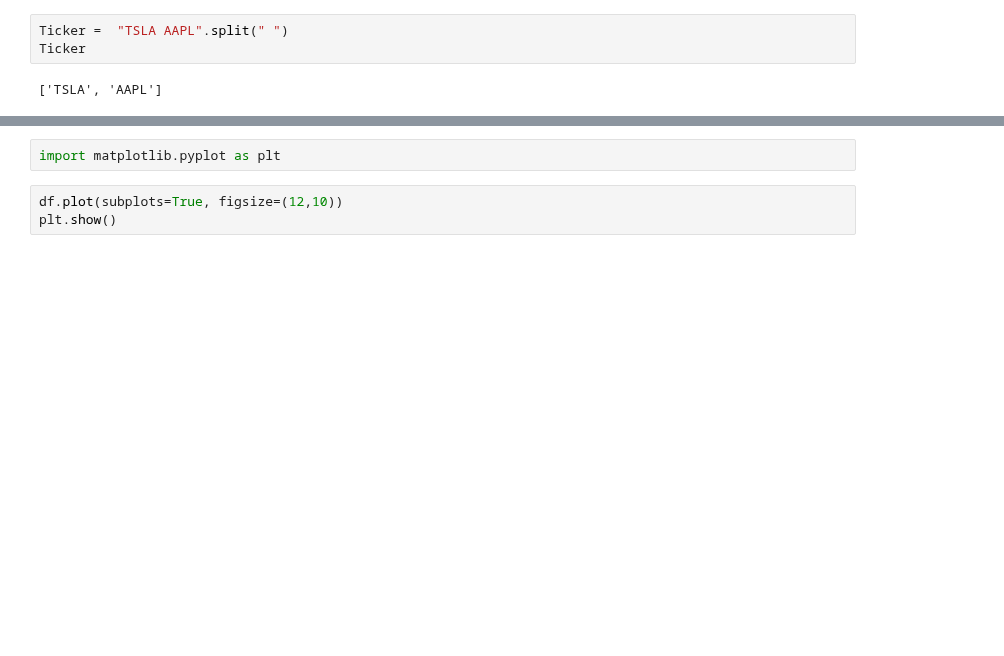
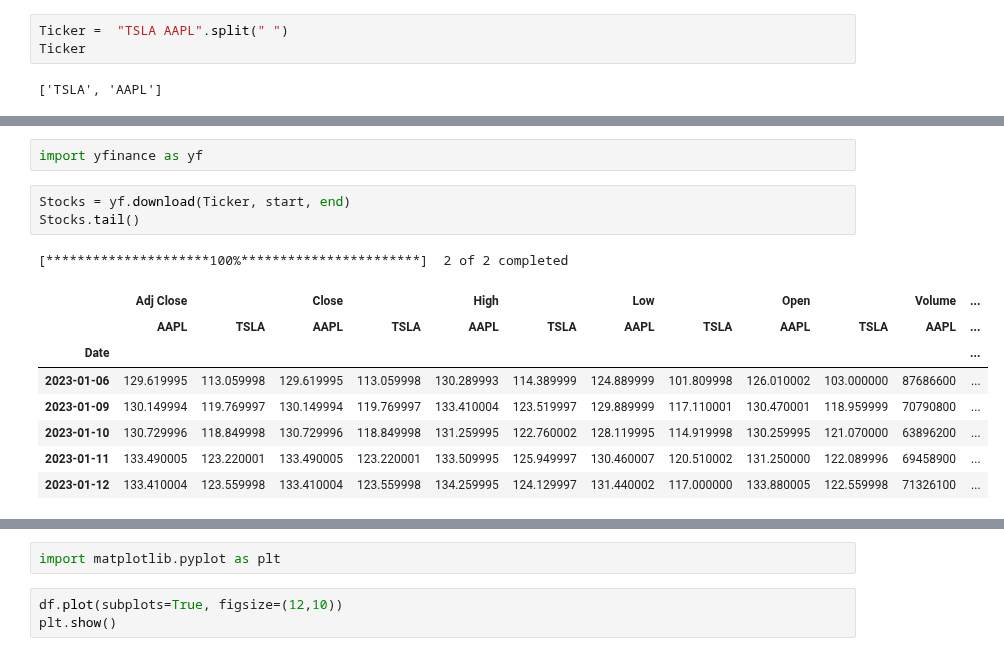
Before and after one commit to PJalgotrader/platforms-and-tools, a Jupyter notebook: Python_Crash_course_2020/7-Timeseries.ipynb, the cells around one changed output, grey strips where cells are left out. Drawn from its saved outputs; the diff is of its cells as text; blank space fills up the shorter version.

```diff
--- a/Python_Crash_course_2020/7-Timeseries.ipynb
+++ b/Python_Crash_course_2020/7-Timeseries.ipynb
@@ -159,3 +173,18 @@ Stocks.tail()
+# %%
+import yfinance as yf
+# %%
+Stocks = yf.download(Ticker, start, end)
+Stocks.tail()
+# %% [output]
+[*********************100%***********************]  2 of 2 completed
+|  | Adj Close |  | Close |  | High |  | Low |  | Open |  | Volume | ... |
+|  | AAPL | TSLA | AAPL | TSLA | AAPL | TSLA | AAPL | TSLA | AAPL | TSLA | AAPL | ... |
+| Date |  |  |  |  |  |  |  |  |  |  |  | ... |
+| 2023-01-06 | 129.619995 | 113.059998 | 129.619995 | 113.059998 | 130.289993 | 114.389999 | 124.889999 | 101.809998 | 126.010002 | 103.000000 | 87686600 | ... |
+| 2023-01-09 | 130.149994 | 119.769997 | 130.149994 | 119.769997 | 133.410004 | 123.519997 | 129.889999 | 117.110001 | 130.470001 | 118.959999 | 70790800 | ... |
+| 2023-01-10 | 130.729996 | 118.849998 | 130.729996 | 118.849998 | 131.259995 | 122.760002 | 128.119995 | 114.919998 | 130.259995 | 121.070000 | 63896200 | ... |
+| 2023-01-11 | 133.490005 | 123.220001 | 133.490005 | 123.220001 | 133.509995 | 125.949997 | 130.460007 | 120.510002 | 131.250000 | 122.089996 | 69458900 | ... |
+| 2023-01-12 | 133.410004 | 123.559998 | 133.410004 | 123.559998 | 134.259995 | 124.129997 | 131.440002 | 117.000000 | 133.880005 | 122.559998 | 71326100 | ... |
 # %%
 df= round(Stocks['Adj Close'],2)
 df.tail()
```
Also changed, not shown: parts of 5 cells of this notebook.
